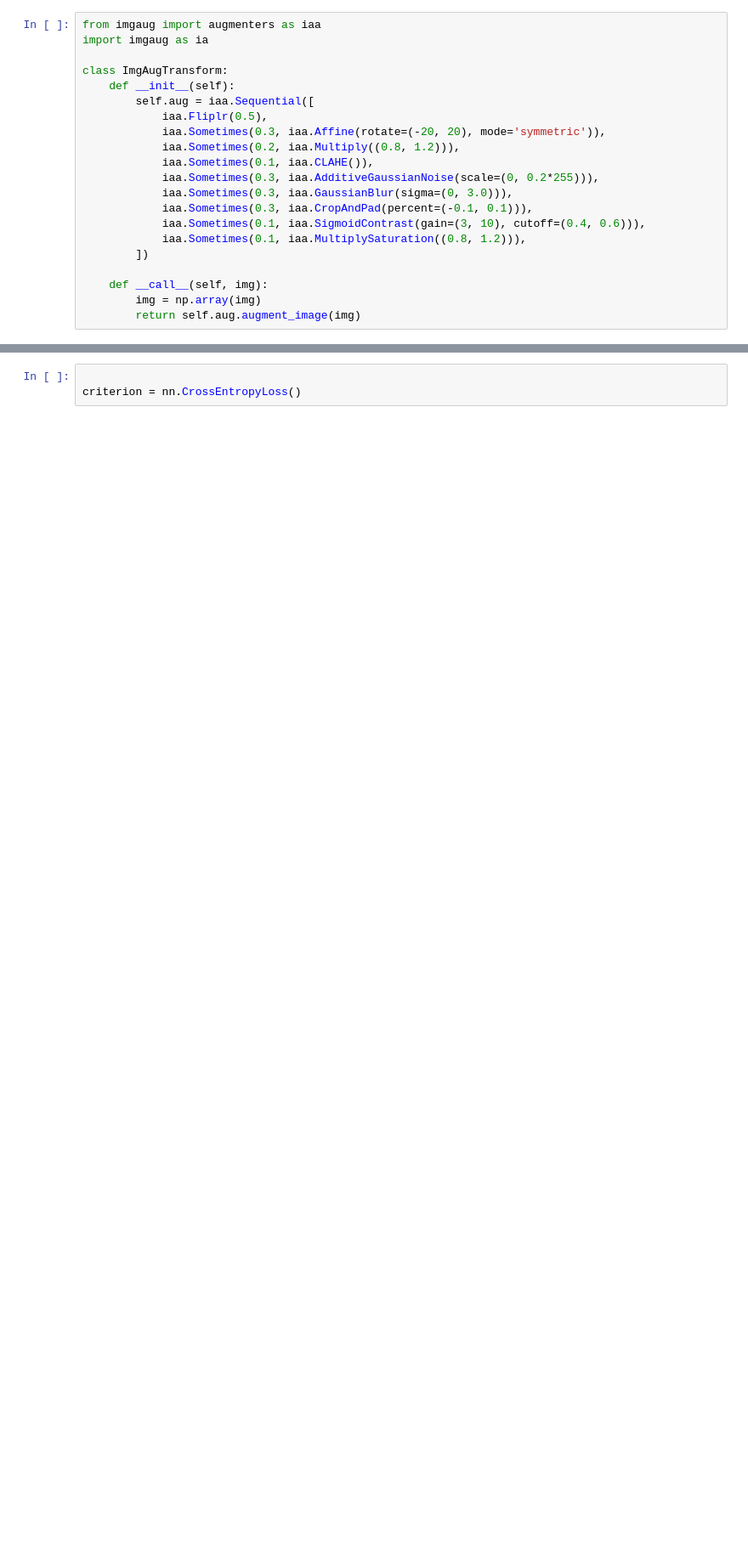
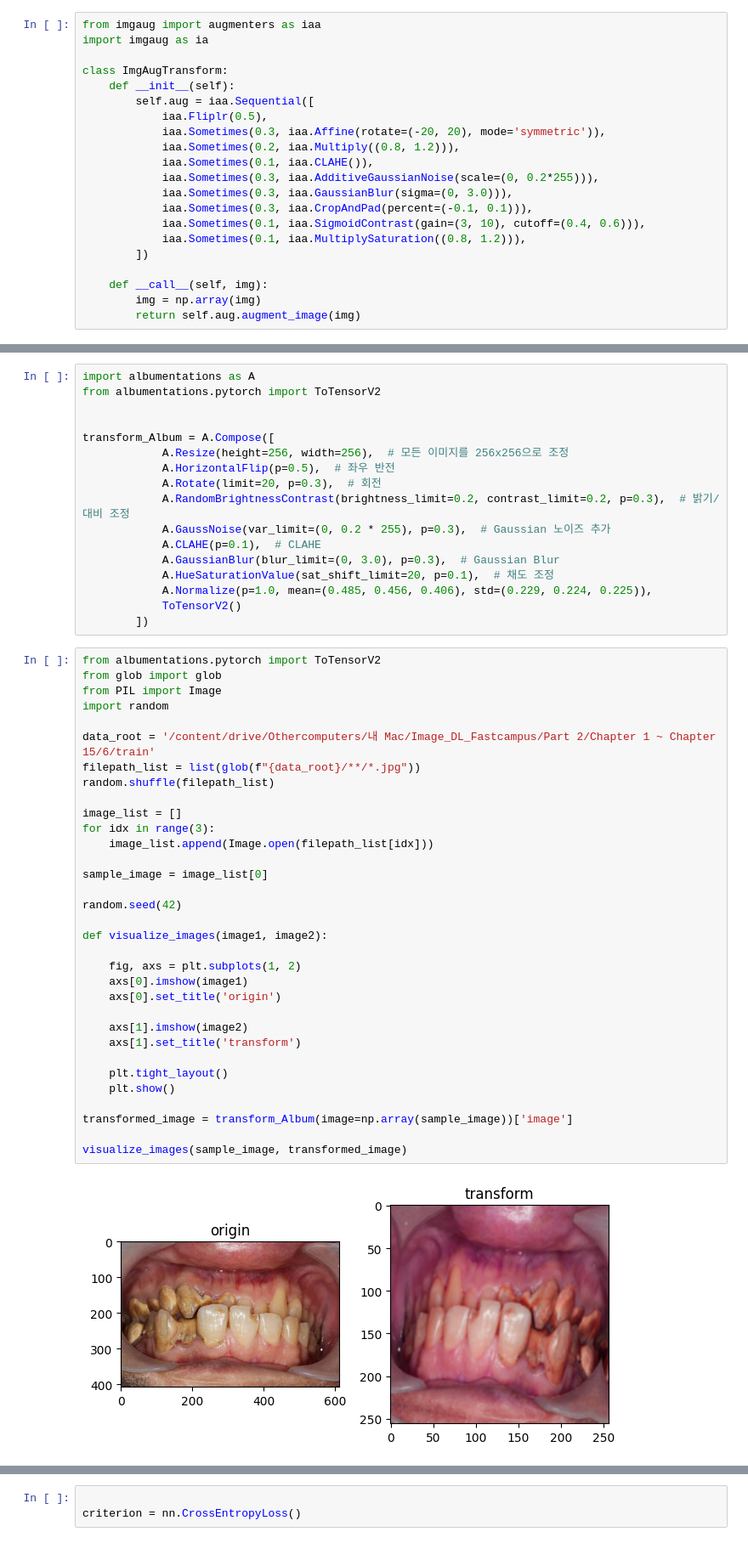
Before and after one commit to black940514/mediproject, a Jupyter notebook: 4. 치아 질환 분류.ipynb, the cells around one changed output, grey strips where cells are left out. Shown at 85% size. Cells and saved outputs as stored; diff of their text form; blank space fills up the shorter version.

```diff
--- a/4. 치아 질환 분류.ipynb
+++ b/4. 치아 질환 분류.ipynb
@@ -204,0 +266,52 @@ imshow(make_grid(images[:8], nrow=4), label, class_to_idx, size=(20, 10))
+# %%
+import albumentations as A
+from albumentations.pytorch import ToTensorV2
+
+
+transform_Album = A.Compose([
+            A.Resize(height=256, width=256),  # 모든 이미지를 256x256으로 조정
+            A.HorizontalFlip(p=0.5),  # 좌우 반전
+            A.Rotate(limit=20, p=0.3),  # 회전
+            A.RandomBrightnessContrast(brightness_limit=0.2, contrast_limit=0.2, p=0.3),  # 밝기/대비 조정
+            A.GaussNoise(var_limit=(0, 0.2 * 255), p=0.3),  # Gaussian 노이즈 추가
+            A.CLAHE(p=0.1),  # CLAHE
+            A.GaussianBlur(blur_limit=(0, 3.0), p=0.3),  # Gaussian Blur
+            A.HueSaturationValue(sat_shift_limit=20, p=0.1),  # 채도 조정
+            A.Normalize(p=1.0, mean=(0.485, 0.456, 0.406), std=(0.229, 0.224, 0.225)),
+            ToTensorV2()
+        ])
+# %%
+from albumentations.pytorch import ToTensorV2
+from glob import glob
+from PIL import Image
+import random
+
+data_root = '/content/drive/Othercomputers/내 Mac/Image_DL_Fastcampus/Part 2/Chapter 1 ~ Chapter 15/6/train'
+filepath_list = list(glob(f"{data_root}/**/*.jpg"))
+random.shuffle(filepath_list)
+
+image_list = []
+for idx in range(3):
+    image_list.append(Image.open(filepath_list[idx]))
+
+sample_image = image_list[0]
+
+random.seed(42)
+
+def visualize_images(image1, image2):
+
+    fig, axs = plt.subplots(1, 2)
+    axs[0].imshow(image1)
+    axs[0].set_title('origin')
+
+    axs[1].imshow(image2)
+    axs[1].set_title('transform')
+
+    plt.tight_layout()
+    plt.show()
+
+transformed_image = transform_Album(image=np.array(sample_image))['image']
+
+visualize_images(sample_image, transformed_image)
+# %% [output]
+[figure, added]
```
Also changed, not shown: parts of 51 cells of this notebook, 1 other file.
